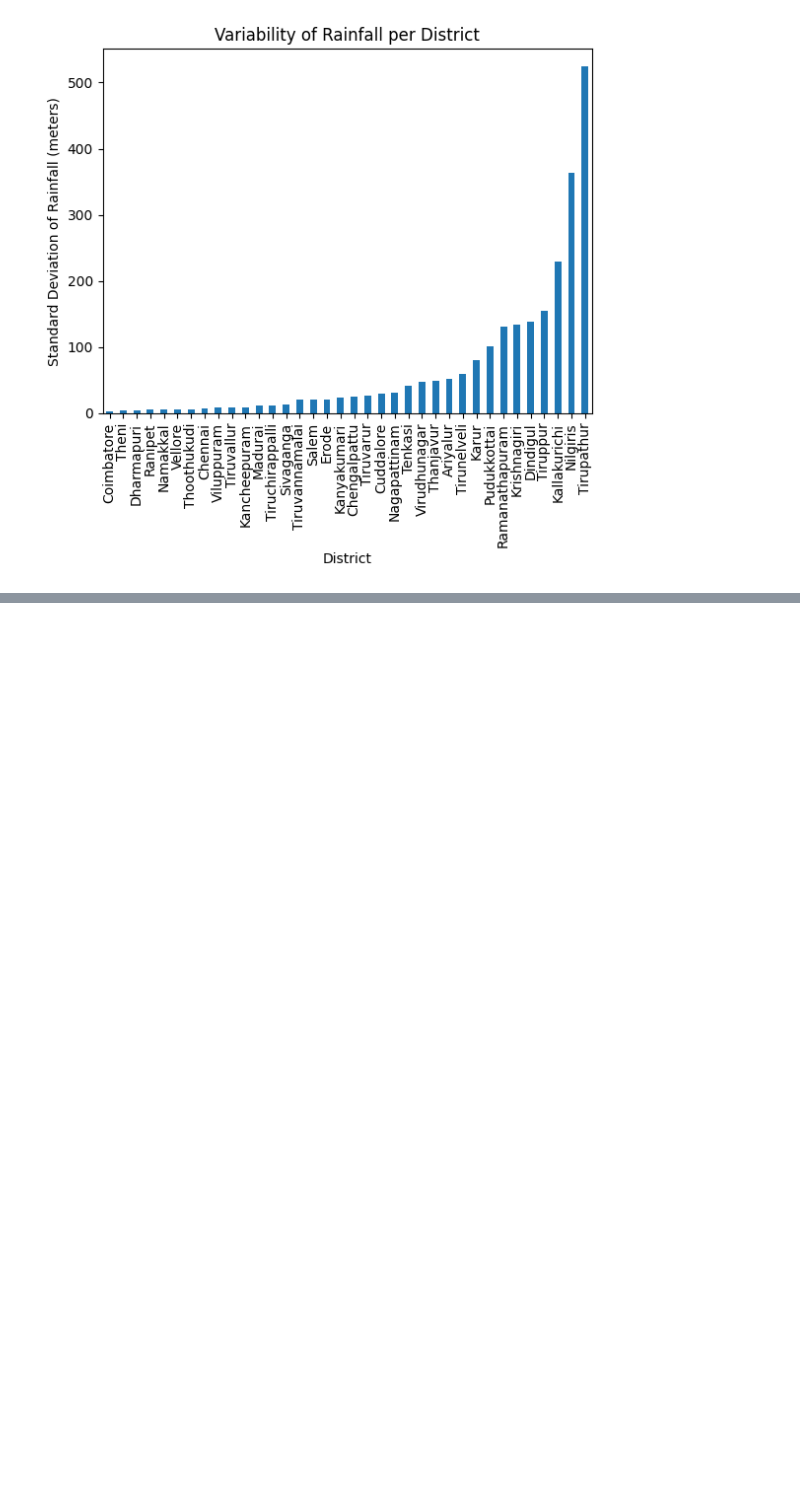
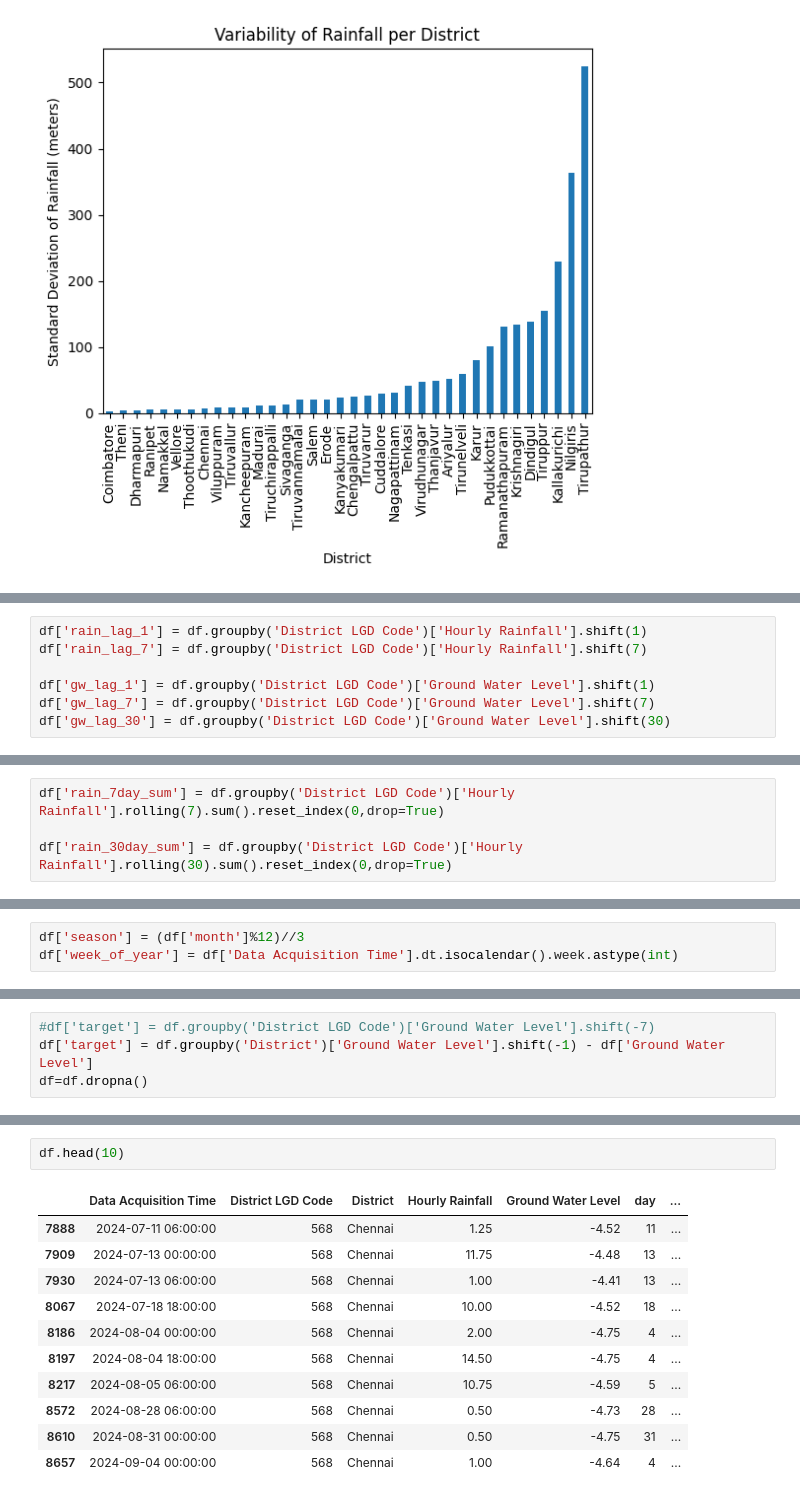
Before and after one commit to vignesh180705/Ground-Water-Level-and-Flood-Prediction, a Jupyter notebook: Ground_Water.ipynb, the cells around one changed output, grey strips where cells are left out. Drawn from its saved outputs; the diff is of its cells as text; blank space fills up the shorter version.

```diff
--- a/Ground_Water.ipynb
+++ b/Ground_Water.ipynb
@@ -418,0 +431,7 @@ plt.show()
+# %%
+df['rain_lag_1'] = df.groupby('District LGD Code')['Hourly Rainfall'].shift(1)
+df['rain_lag_7'] = df.groupby('District LGD Code')['Hourly Rainfall'].shift(7)
+
+df['gw_lag_1'] = df.groupby('District LGD Code')['Ground Water Level'].shift(1)
+df['gw_lag_7'] = df.groupby('District LGD Code')['Ground Water Level'].shift(7)
+df['gw_lag_30'] = df.groupby('District LGD Code')['Ground Water Level'].shift(30)
@@ -418,0 +440,4 @@ plt.show()
+# %%
+df['rain_7day_sum'] = df.groupby('District LGD Code')['Hourly Rainfall'].rolling(7).sum().reset_index(0,drop=True)
+
+df['rain_30day_sum'] = df.groupby('District LGD Code')['Hourly Rainfall'].rolling(30).sum().reset_index(0,drop=True)
@@ -418,0 +446,3 @@ plt.show()
+# %%
+df['season'] = (df['month']%12)//3
+df['week_of_year'] = df['Data Acquisition Time'].dt.isocalendar().week.astype(int)
@@ -418,0 +451,4 @@ plt.show()
+# %%
+#df['target'] = df.groupby('District LGD Code')['Ground Water Level'].shift(-7)
+df['target'] = df.groupby('District')['Ground Water Level'].shift(-1) - df['Ground Water Level']
+df=df.dropna()
@@ -418,0 +470,14 @@ plt.show()
+# %%
+df.head(10)
+# %% [output]
+|  | Data Acquisition Time | District LGD Code | District | Hourly Rainfall | Ground Water Level | day | ... |
+| 7888 | 2024-07-11 06:00:00 | 568 | Chennai | 1.25 | -4.52 | 11 | ... |
+| 7909 | 2024-07-13 00:00:00 | 568 | Chennai | 11.75 | -4.48 | 13 | ... |
+| 7930 | 2024-07-13 06:00:00 | 568 | Chennai | 1.00 | -4.41 | 13 | ... |
+| 8067 | 2024-07-18 18:00:00 | 568 | Chennai | 10.00 | -4.52 | 18 | ... |
+| 8186 | 2024-08-04 00:00:00 | 568 | Chennai | 2.00 | -4.75 | 4 | ... |
+| 8197 | 2024-08-04 18:00:00 | 568 | Chennai | 14.50 | -4.75 | 4 | ... |
+| 8217 | 2024-08-05 06:00:00 | 568 | Chennai | 10.75 | -4.59 | 5 | ... |
+| 8572 | 2024-08-28 06:00:00 | 568 | Chennai | 0.50 | -4.73 | 28 | ... |
+| 8610 | 2024-08-31 00:00:00 | 568 | Chennai | 0.50 | -4.75 | 31 | ... |
+| 8657 | 2024-09-04 00:00:00 | 568 | Chennai | 1.00 | -4.64 | 4 | ... |
```
Also changed, not shown: parts of 19 cells of this notebook, 2 other files.
